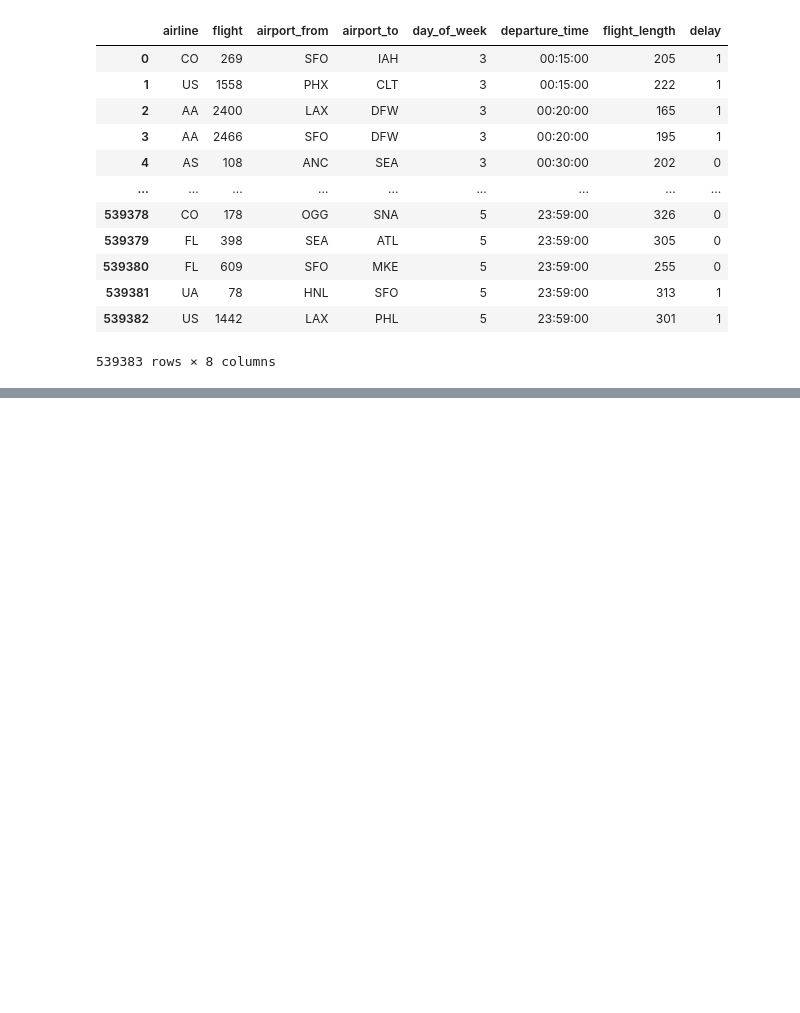
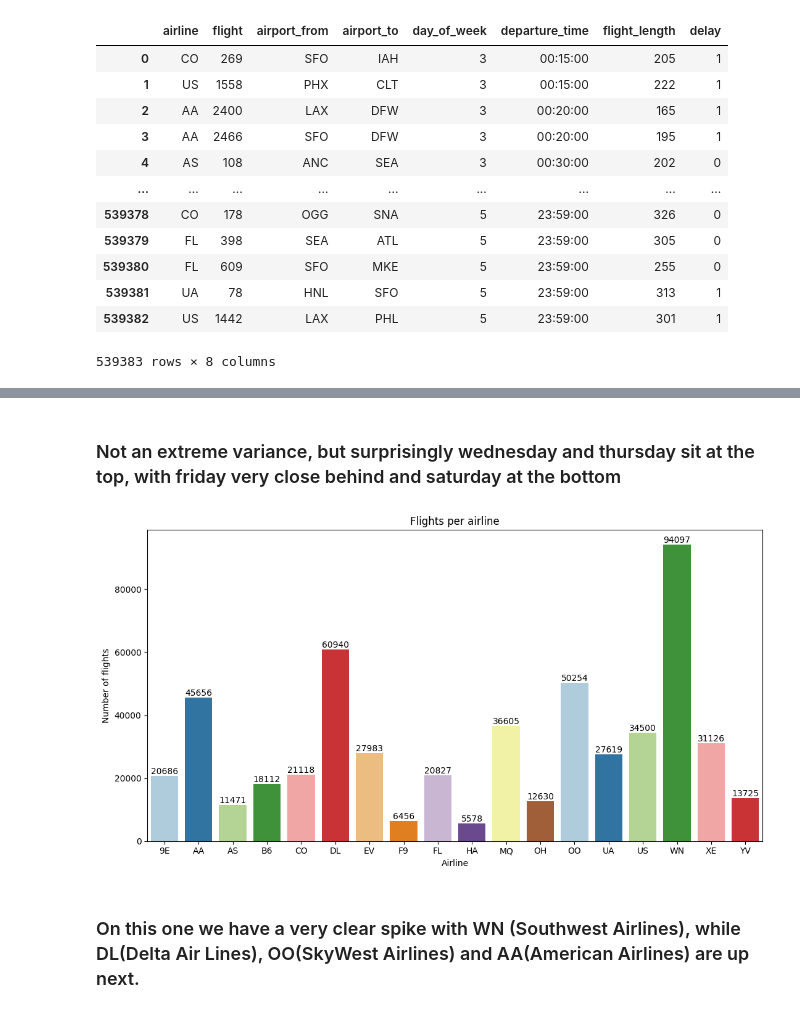
Before and after one commit to GuiMacc/final_bootcamp_project, a Jupyter notebook: Notebooks/eda.ipynb, the cells around one changed output, grey strips where cells are left out. Drawn from its saved outputs; the diff is of its cells as text; code cells hidden in the pictures; blank space fills up the shorter version.

```diff
--- a/Notebooks/eda.ipynb
+++ b/Notebooks/eda.ipynb
@@ -48,0 +78,15 @@ clean.groupby(['airline', 'delay']).agg({'delay':'count'})
+# %% [markdown]
+### Not an extreme variance, but surprisingly wednesday and thursday sit at the top, with friday very close behind and saturday at the bottom
+# %%
+fig,ax = plt.subplots(figsize=(11,6))
+
+ap = sns.barplot(data=al_plot, x='airline', y='flight', palette=sns.color_palette('Paired'))
+ap.bar_label(ap.containers[0], label_type='edge')
+ap.set(ylabel='Number of flights', xlabel='Airline', title='Flights per airline')
+
+plt.tight_layout()
+plt.show()
+# %% [output]
+[figure, added]
+# %% [markdown]
+### On this one we have a very clear spike with WN (Southwest Airlines), while DL(Delta Air Lines), OO(SkyWest Airlines) and AA(American Airlines) are up next.
```
Also changed, not shown: parts of 13 cells of this notebook, 1 other file.
